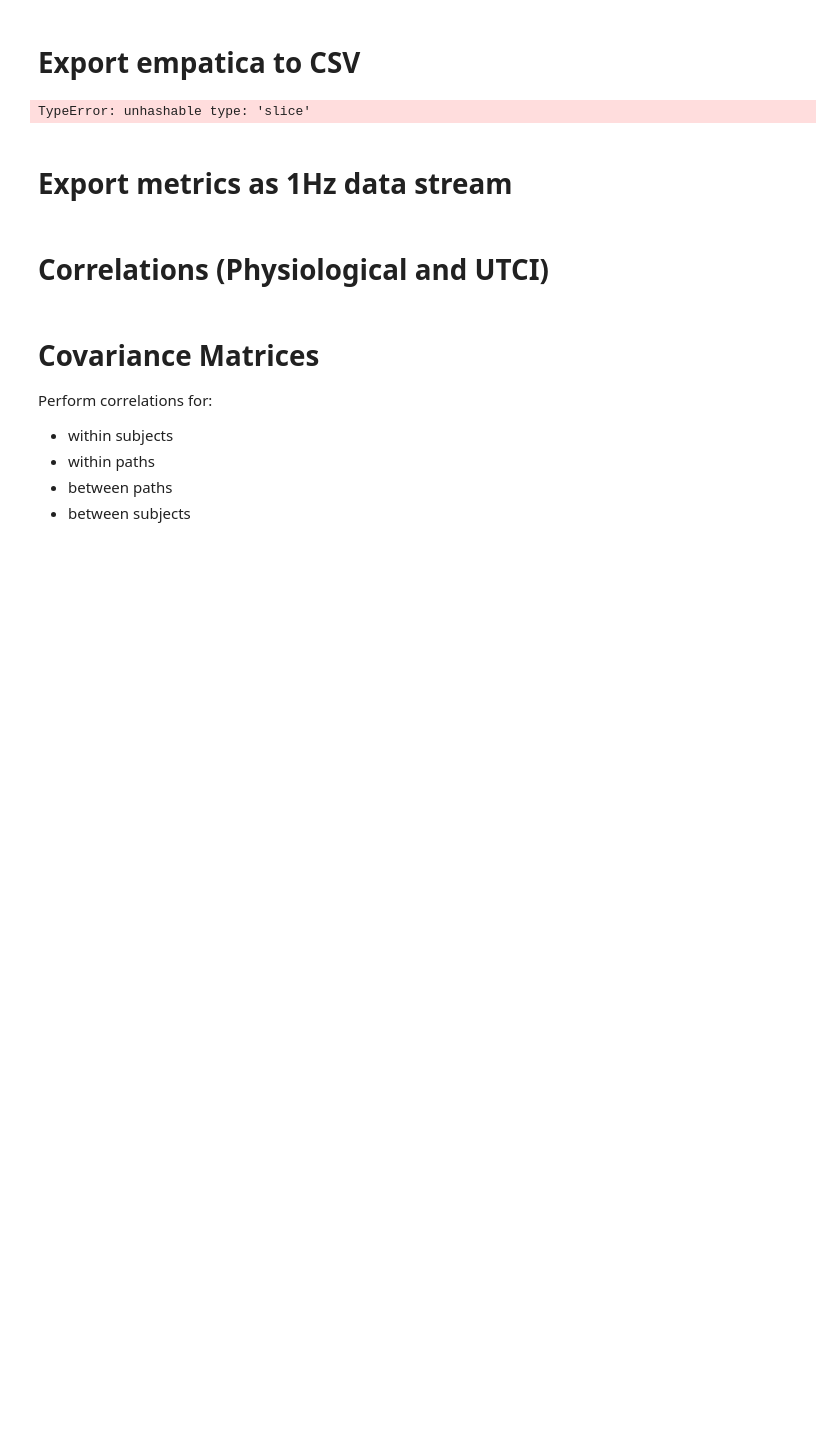
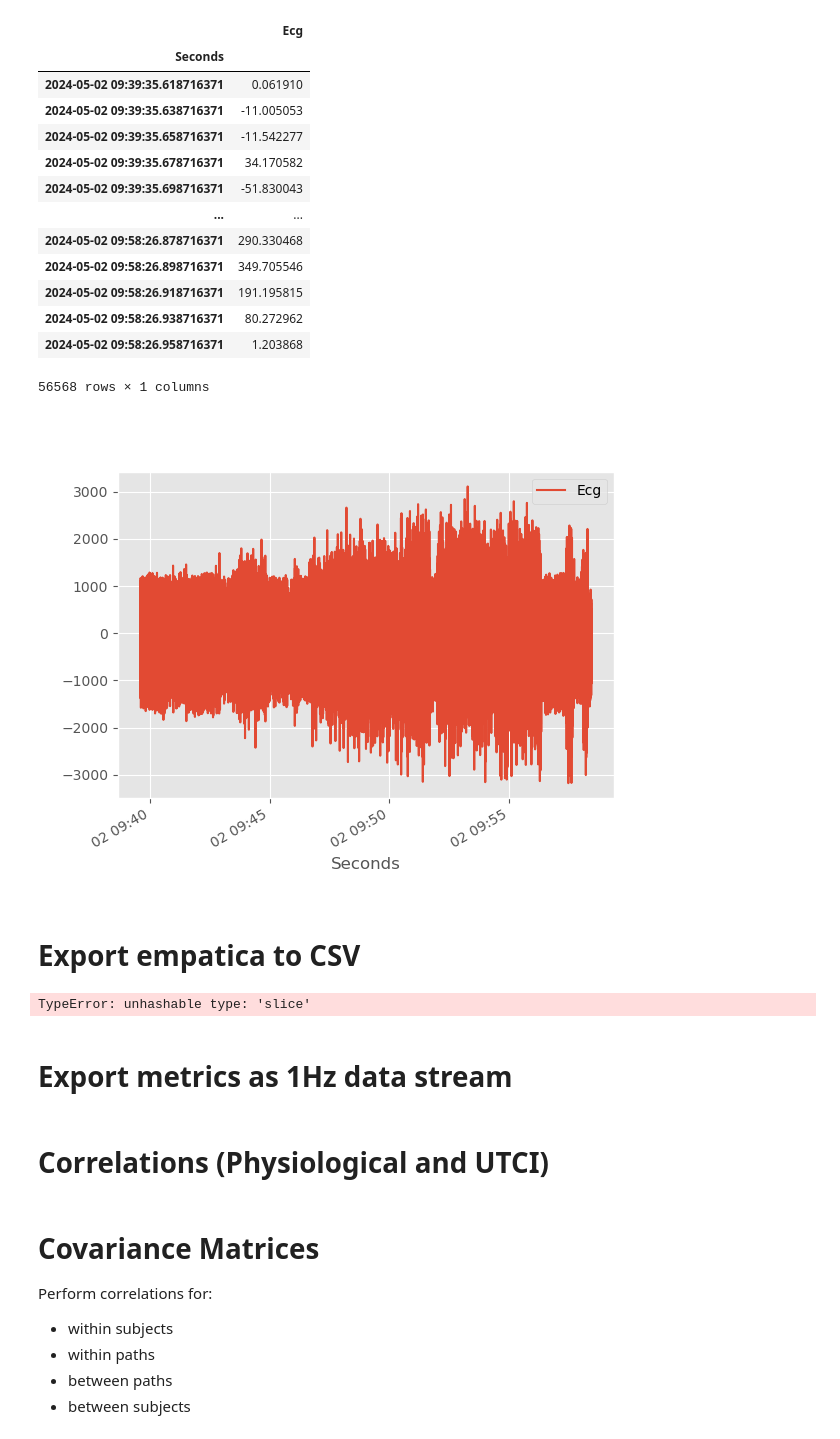
Before and after one commit to emotional-cities/notebooks, a Jupyter notebook: src/ingestion/process_stress.ipynb, the cells around one changed output. Cells and saved outputs as stored; diff of their text form; code cells hidden in the pictures; blank space fills up the shorter version.

```diff
--- a/src/ingestion/process_stress.ipynb
+++ b/src/ingestion/process_stress.ipynb
@@ -34,3 +58,22 @@ datapicker.dataset.streams.BioData.ECG
+# %%
+datapicker.dataset.streams.BioData.ECG.data.Filtered.plot()
+datapicker.dataset.streams.BioData.ECG.data.Filtered
+# %% [output]
+|  | Ecg |
+| Seconds |  |
+| 2024-05-02 09:39:35.618716371 | 0.061910 |
+| 2024-05-02 09:39:35.638716371 | -11.005053 |
+| 2024-05-02 09:39:35.658716371 | -11.542277 |
+| 2024-05-02 09:39:35.678716371 | 34.170582 |
+| 2024-05-02 09:39:35.698716371 | -51.830043 |
+| ... | ... |
+| 2024-05-02 09:58:26.878716371 | 290.330468 |
+| 2024-05-02 09:58:26.898716371 | 349.705546 |
+| 2024-05-02 09:58:26.918716371 | 191.195815 |
+| 2024-05-02 09:58:26.938716371 | 80.272962 |
+| 2024-05-02 09:58:26.958716371 | 1.203868 |
+56568 rows × 1 columns
+[figure, added]
 # %% [markdown]
 # Export empatica to CSV
 # %%
```
Also changed, not shown: parts of 5 cells of this notebook, 8 other files.
